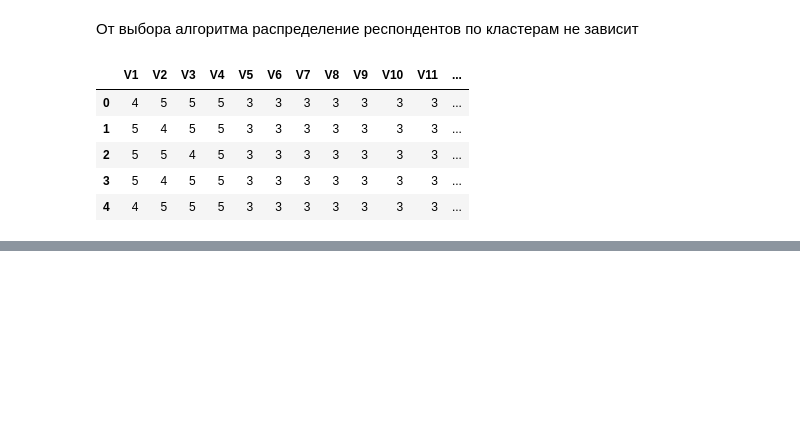
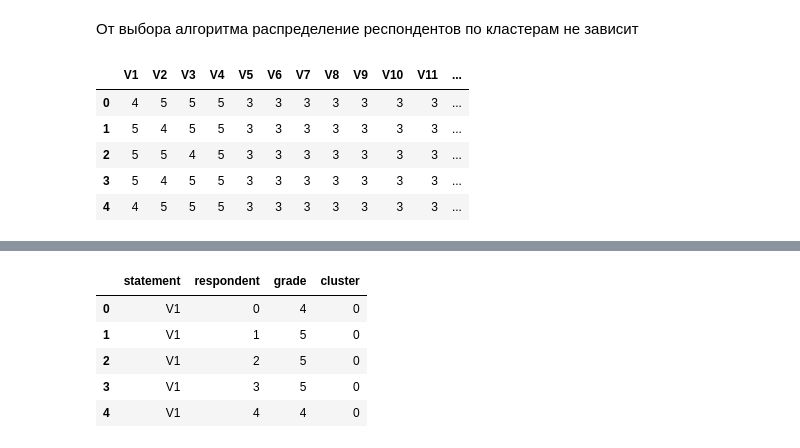
Before and after one commit to RuslanLat/pet_project, a Jupyter notebook: homework/ sweetmeats.ipynb, the cells around one changed output, grey strips where cells are left out. Cells and saved outputs as stored; diff of their text form; code cells hidden in the pictures; blank space fills up the shorter version.

```diff
--- a/homework/ sweetmeats.ipynb
+++ b/homework/ sweetmeats.ipynb
@@ -424,0 +475,11 @@ df.head()
+# %%
+# проверка записи и вывод данных
+df = pd.read_csv('sweetmears_viz.csv')
+df.head()
+# %% [output]
+|  | statement | respondent | grade | cluster |
+| 0 | V1 | 0 | 4 | 0 |
+| 1 | V1 | 1 | 5 | 0 |
+| 2 | V1 | 2 | 5 | 0 |
+| 3 | V1 | 3 | 5 | 0 |
+| 4 | V1 | 4 | 4 | 0 |
```
Also changed, not shown: parts of 8 cells of this notebook, 1 other file.
